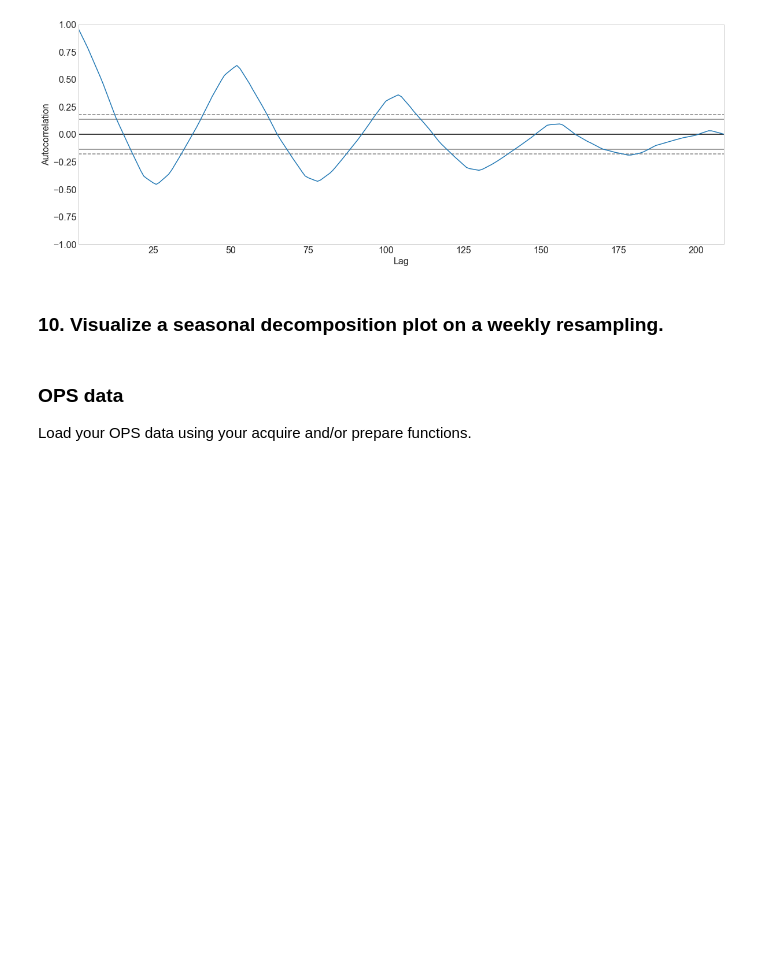
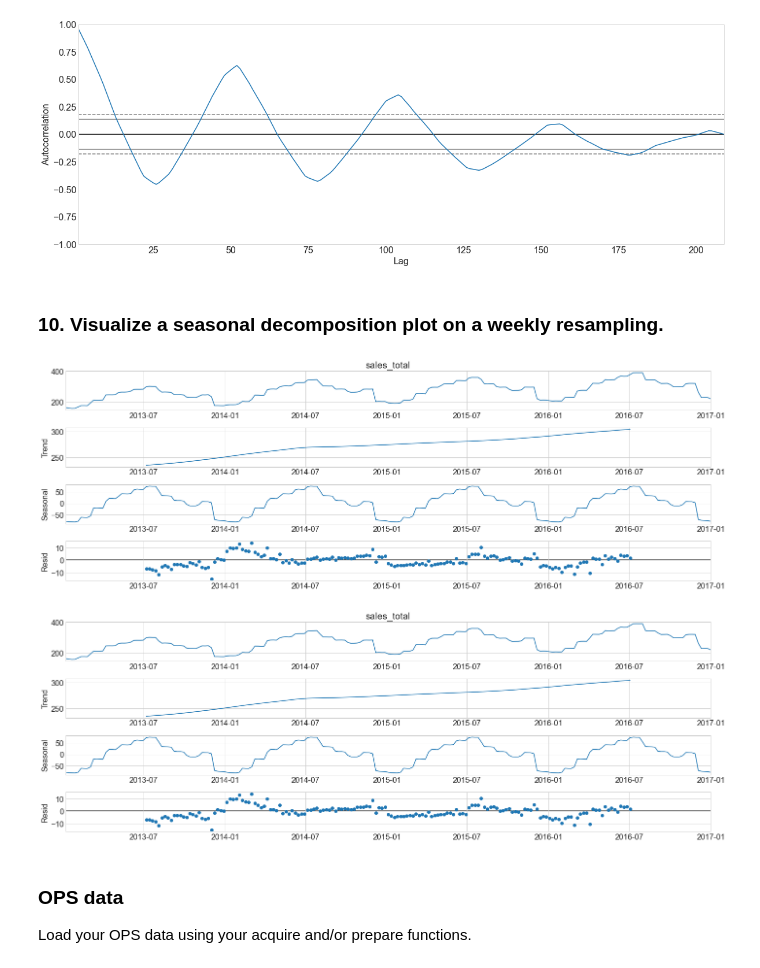
Before and after one commit to markydoug/time-series-exercises, a Jupyter notebook: explore.ipynb, the cells around one changed output. Drawn from its saved outputs; the diff is of its cells as text; code cells hidden in the pictures; blank space fills up the shorter version.

```diff
--- a/explore.ipynb
+++ b/explore.ipynb
@@ -157,6 +160,12 @@ pd.plotting.autocorrelation_plot(y.resample('W').mean())
 [figure]
 # %% [markdown]
 ### 10. Visualize a seasonal decomposition plot on a weekly resampling.
+# %%
+result = sm.tsa.seasonal_decompose(train.sales_total.resample('W').mean())
+result.plot()
+# %% [output]
+[figure, added]
+[figure, added]
 # %% [markdown]
 ### OPS data
 Load your OPS data using your acquire and/or prepare functions.
```
Also changed, not shown: parts of 33 cells of this notebook.
